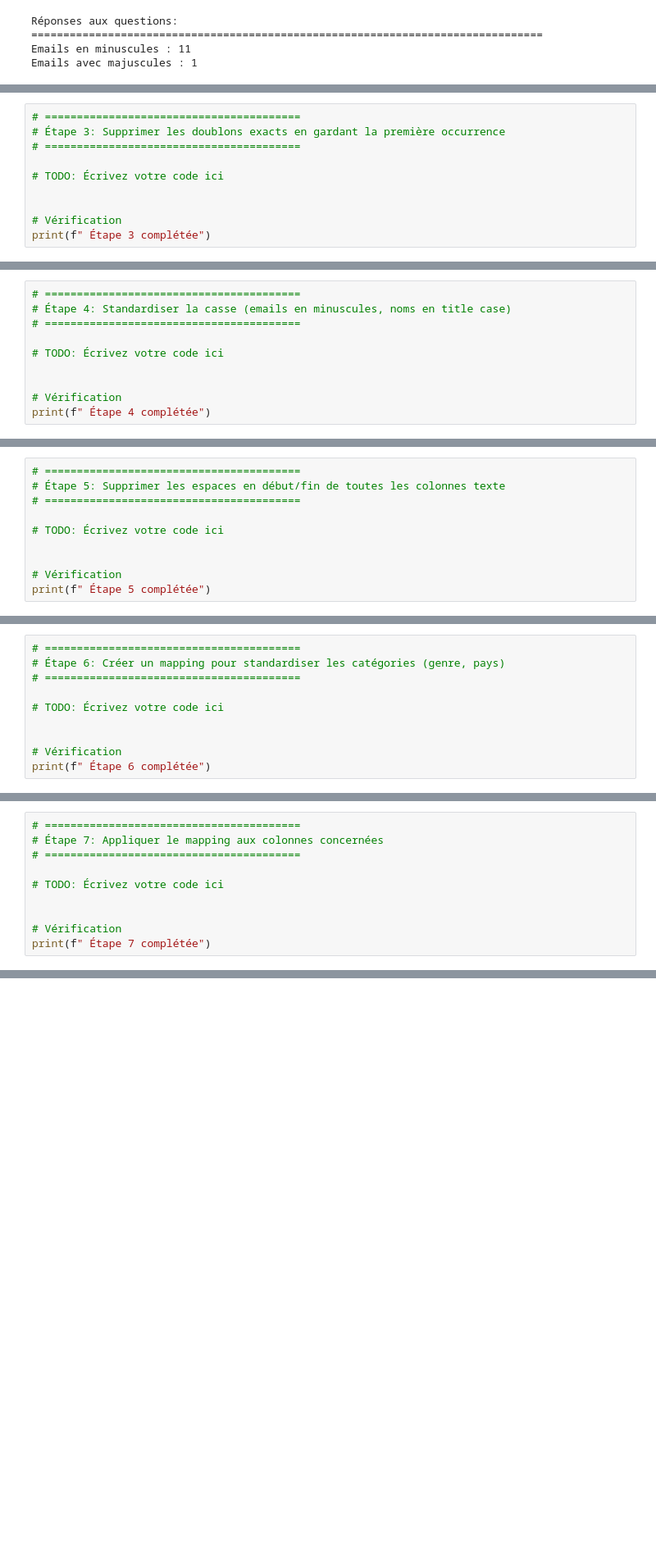
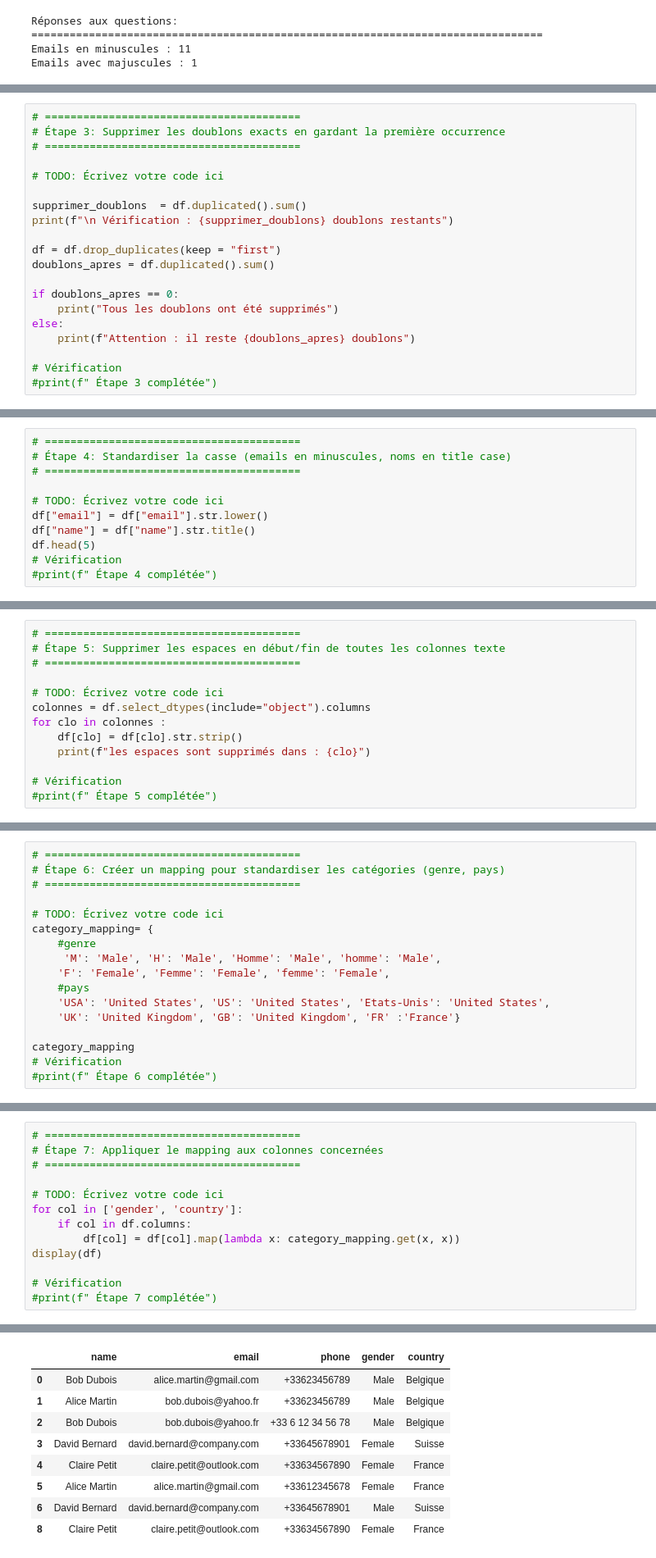
Before and after one commit to achahbounehamid/Pipeline-ETL---Ingestion-transformation-et-chargement-de-donn-es-multi-sources, a Jupyter notebook: TP/TP2_Data_Cleansing_TP2.ipynb, the cells around one changed output, grey strips where cells are left out. Shown at 82% size. Saved outputs shown, nothing was run; the diff lists cells and outputs as text; blank space fills up the shorter version.

```diff
--- a/TP/TP2_Data_Cleansing_TP2.ipynb
+++ b/TP/TP2_Data_Cleansing_TP2.ipynb
@@ -317,7 +398,17 @@ print(f" Étape 2 complétée")
 
 # TODO: Écrivez votre code ici
 
+supprimer_doublons  = df.duplicated().sum()
+print(f"\n Vérification : {supprimer_doublons} doublons restants")
+
+df = df.drop_duplicates(keep = "first")
+doublons_apres = df.duplicated().sum()
+
+if doublons_apres == 0:
+    print("Tous les doublons ont été supprimés")
+else:
+    print(f"Attention : il reste {doublons_apres} doublons")
 
 # Vérification
-print(f" Étape 3 complétée")
+#print(f" Étape 3 complétée")
 # %% [output]
@@ -328,8 +420,9 @@ print(f" Étape 3 complétée")
 # ========================================
 
 # TODO: Écrivez votre code ici
-
-
+df["email"] = df["email"].str.lower()
+df["name"] = df["name"].str.title()
+df.head(5)
 # Vérification
-print(f" Étape 4 complétée")
+#print(f" Étape 4 complétée")
 # %% [output]
@@ -340,8 +438,11 @@ print(f" Étape 4 complétée")
 # ========================================
 
 # TODO: Écrivez votre code ici
-
+colonnes = df.select_dtypes(include="object").columns
+for clo in colonnes :
+    df[clo] = df[clo].str.strip()
+    print(f"les espaces sont supprimés dans : {clo}")
 
 # Vérification
-print(f" Étape 5 complétée")
+#print(f" Étape 5 complétée")
 # %% [output]
@@ -352,8 +457,15 @@ print(f" Étape 5 complétée")
 # ========================================
 
 # TODO: Écrivez votre code ici
+category_mapping= {
+    #genre
+     'M': 'Male', 'H': 'Male', 'Homme': 'Male', 'homme': 'Male',
+    'F': 'Female', 'Femme': 'Female', 'femme': 'Female',
+    #pays
+    'USA': 'United States', 'US': 'United States', 'Etats-Unis': 'United States',
+    'UK': 'United Kingdom', 'GB': 'United Kingdom', 'FR' :'France'}
 
-
+category_mapping
 # Vérification
-print(f" Étape 6 complétée")
+#print(f" Étape 6 complétée")
 # %% [output]
@@ -364,8 +488,11 @@ print(f" Étape 6 complétée")
 # ========================================
 
 # TODO: Écrivez votre code ici
-
+for col in ['gender', 'country']:
+    if col in df.columns:
+        df[col] = df[col].map(lambda x: category_mapping.get(x, x))
+display(df)
 
 # Vérification
-print(f" Étape 7 complétée")
+#print(f" Étape 7 complétée")
 # %% [output]
@@ -372,0 +499,9 @@ print(f" Étape 7 complétée")
+|  | name | email | phone | gender | country |
+| 0 | Bob Dubois | alice.martin@gmail.com | +33623456789 | Male | Belgique |
+| 1 | Alice Martin | bob.dubois@yahoo.fr | +33623456789 | Male | Belgique |
+| 2 | Bob Dubois | bob.dubois@yahoo.fr | +33 6 12 34 56 78 | Male | Belgique |
+| 3 | David Bernard | david.bernard@company.com | +33645678901 | Female | Suisse |
+| 4 | Claire Petit | claire.petit@outlook.com | +33634567890 | Female | France |
+| 5 | Alice Martin | alice.martin@gmail.com | +33612345678 | Female | France |
+| 6 | David Bernard | david.bernard@company.com | +33645678901 | Male | Suisse |
+| 8 | Claire Petit | claire.petit@outlook.com | +33634567890 | Female | France |
```
Also changed, not shown: parts of 18 cells of this notebook, 1 other file.
